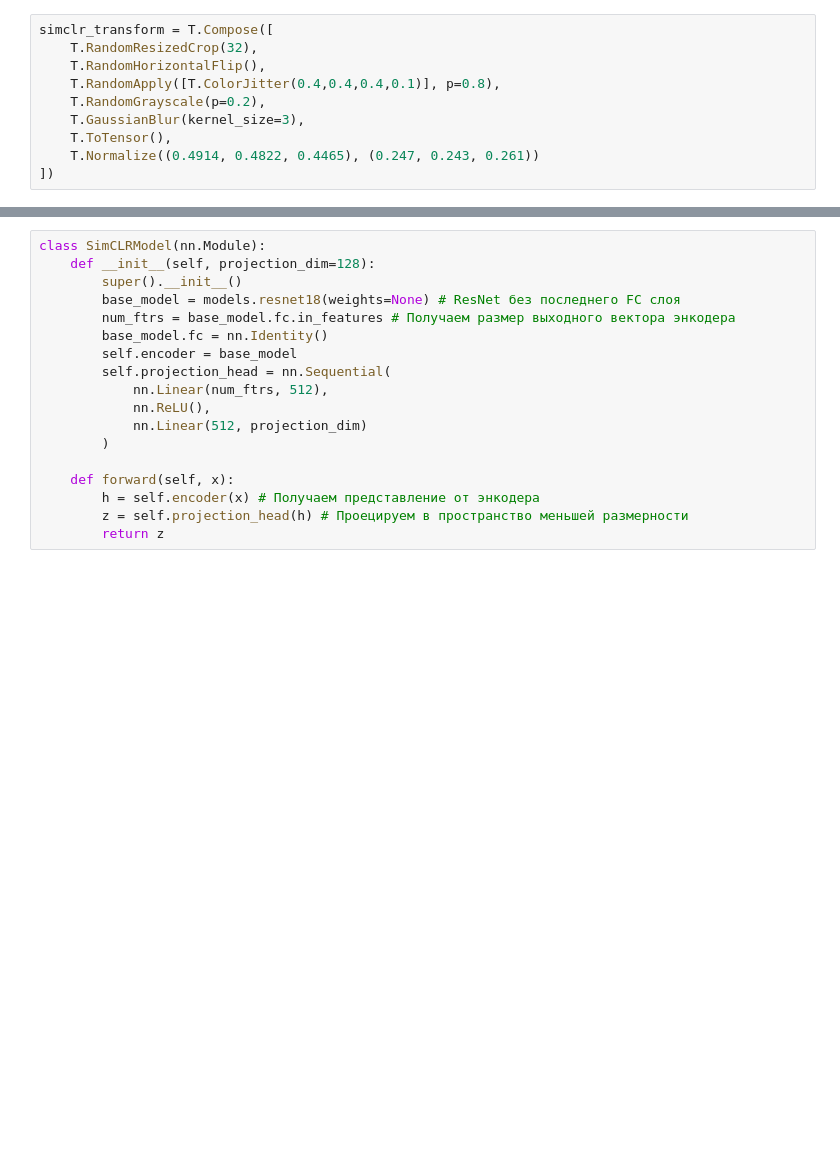
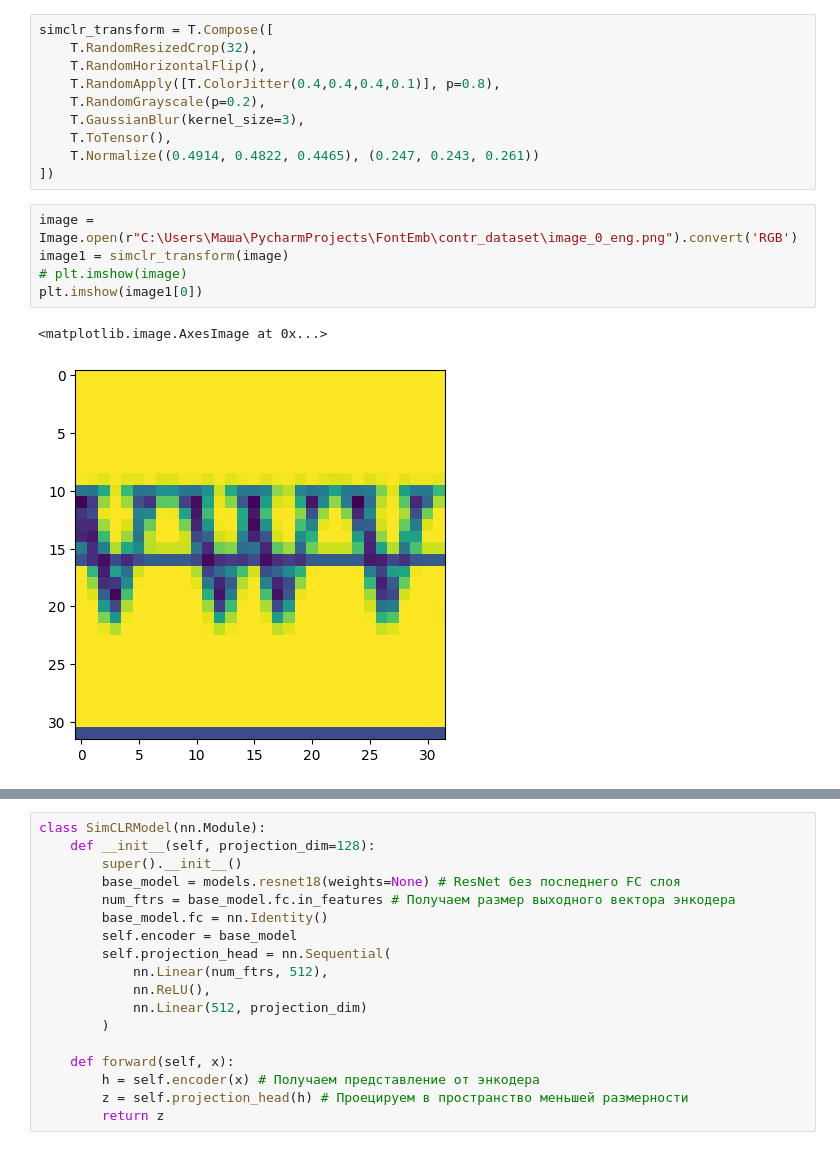
Before and after one commit to YRL-AIDA/FontEmb, a Jupyter notebook: Untitled.ipynb, the cells around one changed output, grey strips where cells are left out. Drawn from its saved outputs; the diff is of its cells as text; blank space fills up the shorter version.

Commit message:
add contrastive learning model

```diff
--- a/Untitled.ipynb
+++ b/Untitled.ipynb
@@ -41,4 +46,12 @@ simclr_transform = T.Compose([
     T.ToTensor(),
     T.Normalize((0.4914, 0.4822, 0.4465), (0.247, 0.243, 0.261))
 ])
+# %%
+image = Image.open(r"C:\Users\Маша\PycharmProjects\FontEmb\contr_dataset\image_0_eng.png").convert('RGB')
+image1 = simclr_transform(image)
+# plt.imshow(image)
+plt.imshow(image1[0])
+# %% [output]
+<matplotlib.image.AxesImage at 0x...>
+[figure, added]
 # %%
```
Also changed, not shown: parts of 19 cells of this notebook, 30 other files.
